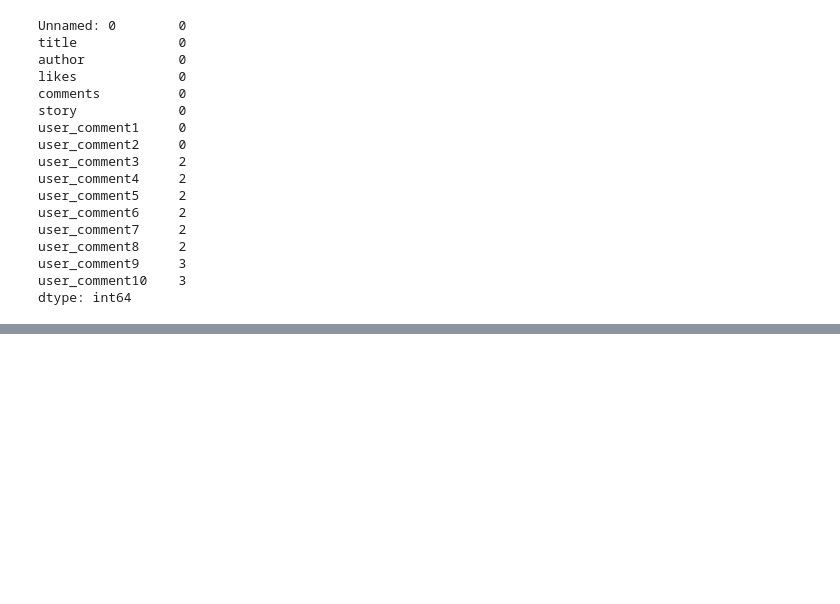
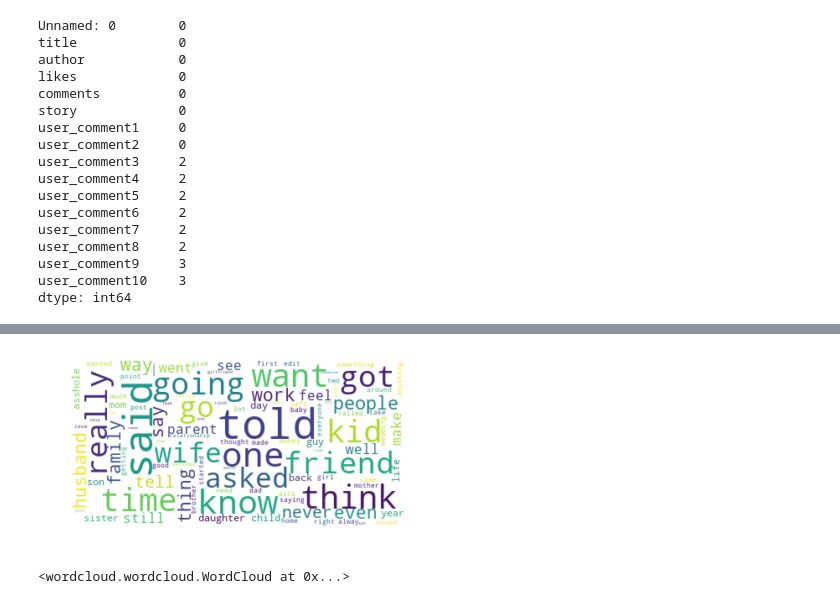
Before and after one commit to Andrew-Sai/reddit-aita, a Jupyter notebook: reddit-aita-preparation.ipynb, the cells around one changed output, grey strips where cells are left out. Cells and saved outputs as stored; diff of their text form; code cells hidden in the pictures; blank space fills up the shorter version.

Commit message:
Created a wordcloud and wordbar for story

```diff
--- a/reddit-aita-preparation.ipynb
+++ b/reddit-aita-preparation.ipynb
@@ -183,0 +171,14 @@ wordlist_dict = map(int, wordlist_dict)
+# %%
+text = " ".join(words for words in aita_df['story_clean'])
+# %%
+wordcloud = WordCloud(max_font_size=50, max_words=100, background_color="white").generate(text)
+# %%
+plt.imshow(wordcloud, interpolation='bilinear')
+plt.axis("off")
+plt.show()
+# %% [output]
+[figure, added]
+# %%
+wordcloud.to_file('wordcloud.png')
+# %% [output]
+<wordcloud.wordcloud.WordCloud at 0x...>
```
Also changed, not shown: parts of 12 cells of this notebook, 2 other files.
